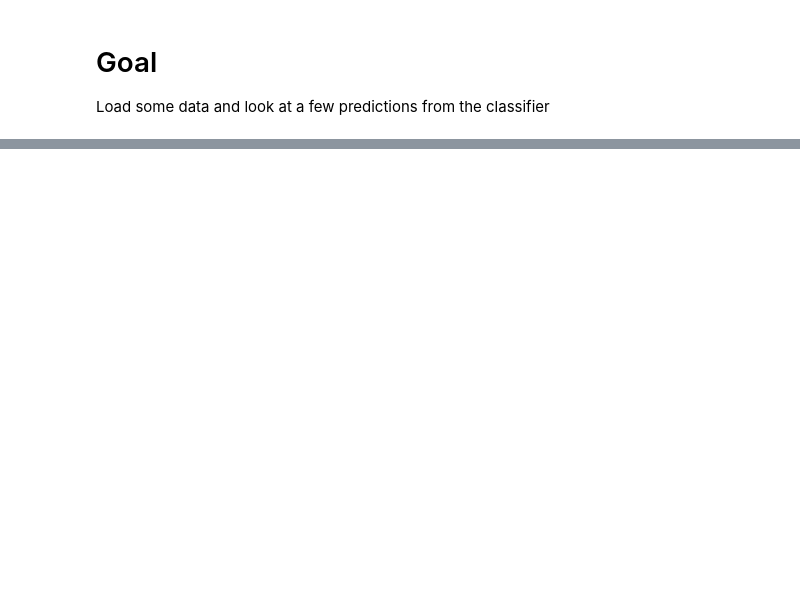
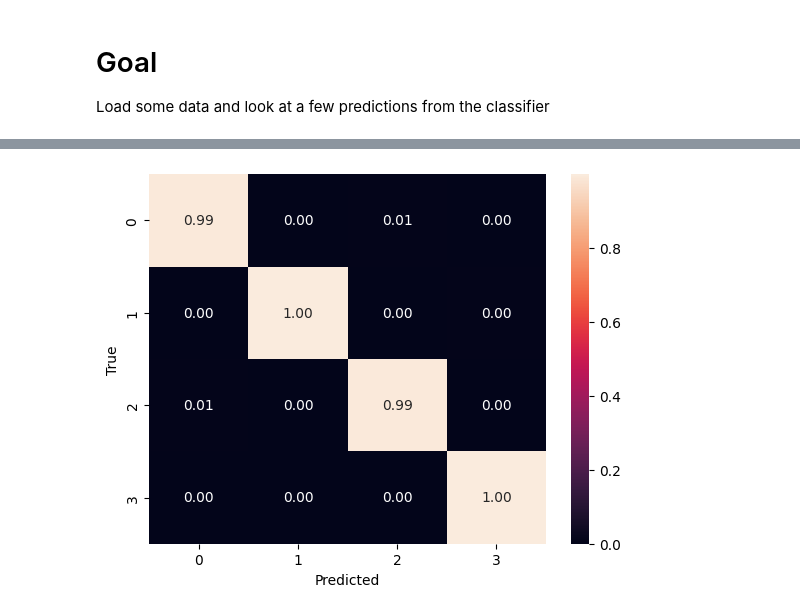
Before and after one commit to ai-mbl/example-project, a Jupyter notebook: knowledge_extraction/notebooks/2024-08-26-test-model.ipynb, the cells around one changed output, grey strips where cells are left out. Cells and saved outputs as stored; diff of their text form; code cells hidden in the pictures; blank space fills up the shorter version.

```diff
--- a/knowledge_extraction/notebooks/2024-08-26-test-model.ipynb
+++ b/knowledge_extraction/notebooks/2024-08-26-test-model.ipynb
@@ -21,6 +55,6 @@ for i, ax in enumerate(axs.flatten()):
 # %%
 import torch
-from classifier.model import DenseModel
+from knowledge_extraction.model import DenseModel
 
 device = torch.device("cuda" if torch.cuda.is_available() else "cpu")
 
@@ -28,26 +62,28 @@ device = torch.device("cuda" if torch.cuda.is_available() else "cpu")
 # Load the model
 model = DenseModel(input_shape=(3, 28, 28), num_classes=4)
 # Load the checkpoint
-checkpoint = torch.load("extras/checkpoints/model.pth")
+checkpoint = torch.load("../checkpoints/model.pth")
 model.load_state_dict(checkpoint)
 model = model.to(device)
 # %%
 from torch.utils.data import DataLoader
 from sklearn.metrics import confusion_matrix
 import seaborn as sns
 
-test_mnist = ColoredMNIST("extras/data", download=True, train=False)
+test_mnist = ColoredMNIST("../data", download=True, train=False)
 dataloader = DataLoader(test_mnist, batch_size=32, shuffle=False)
 
 labels = []
 predictions = []
 for x, y in dataloader:
     pred = model(x.to(device))
     labels.extend(y.cpu().numpy())
     predictions.extend(pred.argmax(dim=1).cpu().numpy())
 
 cm = confusion_matrix(labels, predictions, normalize="true")
 sns.heatmap(cm, annot=True, fmt=".2f")
 plt.ylabel("True")
 plt.xlabel("Predicted")
 plt.show()
+# %% [output]
+[figure, added]
```
Also changed, not shown: parts of 2 cells of this notebook.
